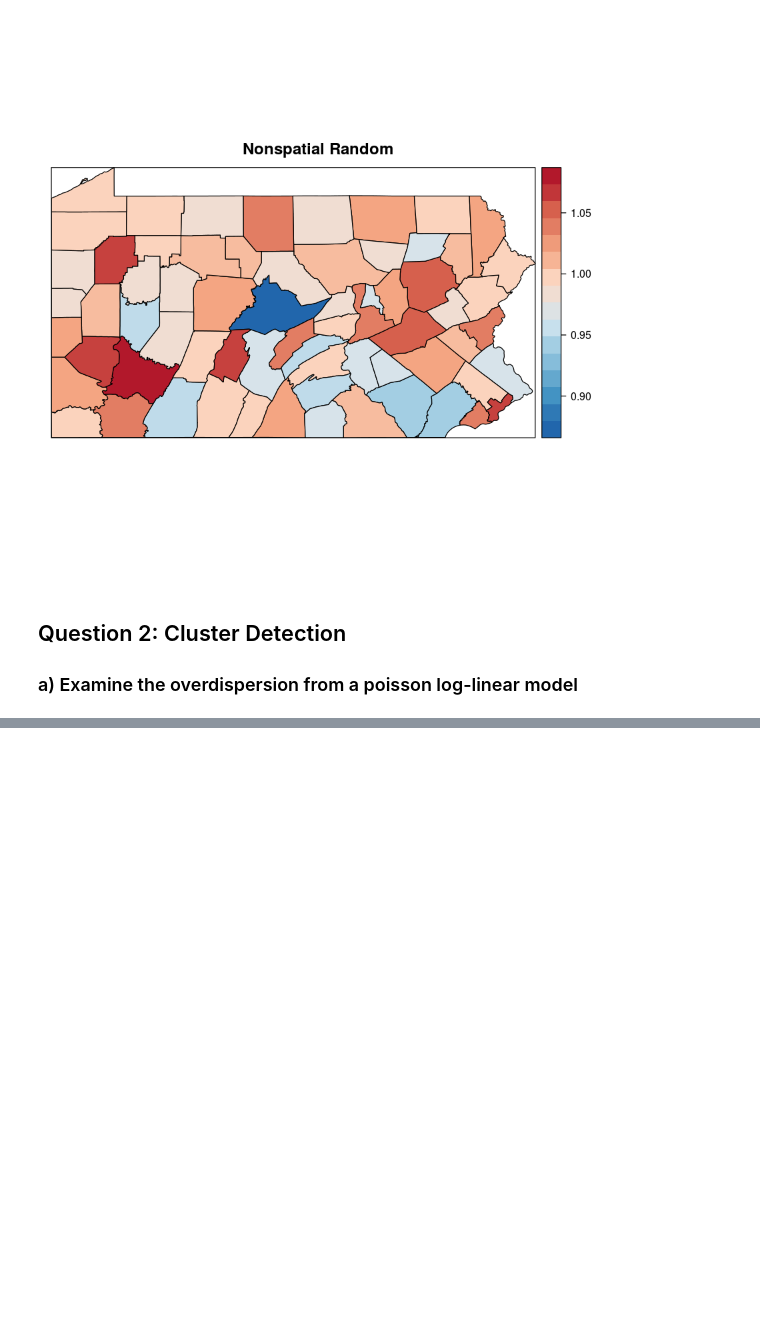
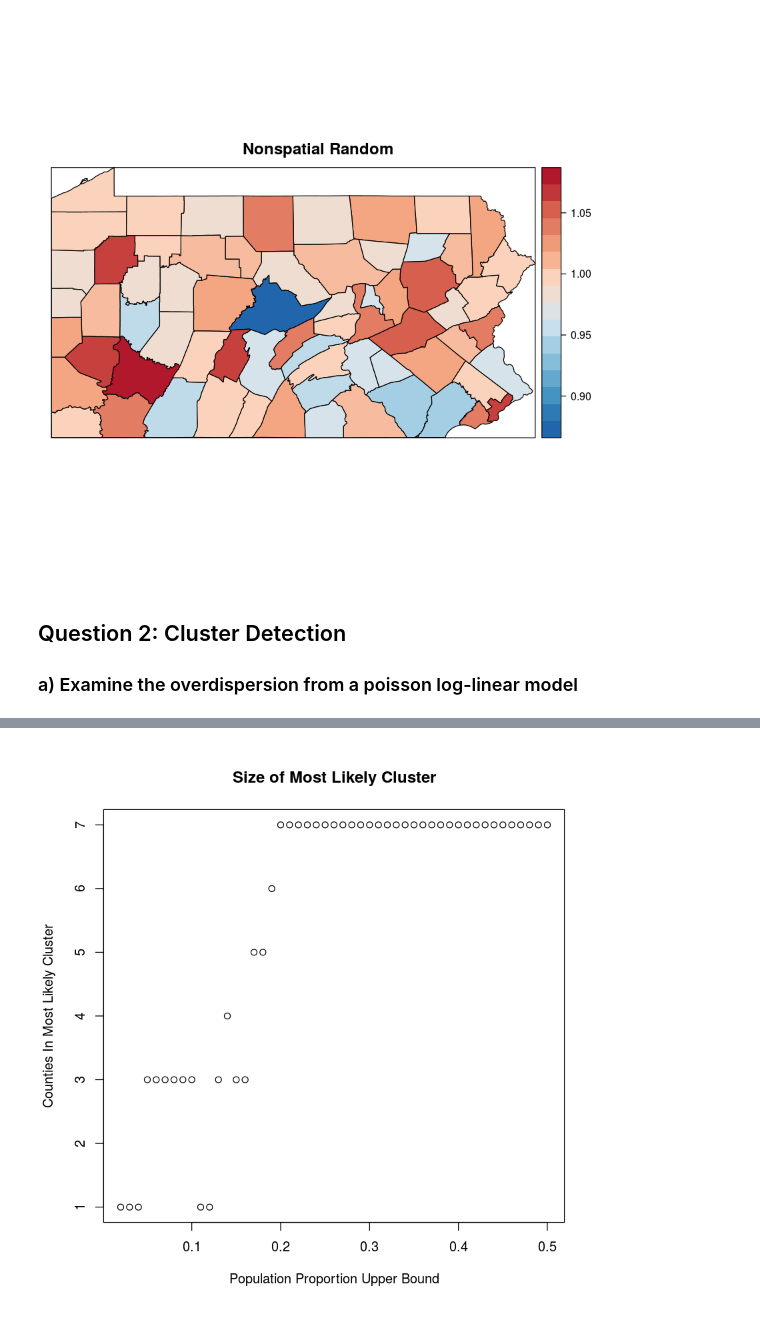
Before and after one commit to nmmarquez/spatial_epi, a Jupyter notebook: homework/hw3/hw3.ipynb, the cells around one changed output, grey strips where cells are left out. Drawn from its saved outputs; the diff is of its cells as text; code cells hidden in the pictures; blank space fills up the shorter version.

Commit message:
most of the way through part 2

```diff
--- a/homework/hw3/hw3.ipynb
+++ b/homework/hw3/hw3.ipynb
@@ -157,0 +212,21 @@ spplot(penn2, "nonspatial_random", main="Nonspatial Random",
+# %%
+pop.upper.bound <- 0.2
+n.simulations <- 999
+alpha.level <- 0.05
+
+size_cluster <- function(alpha, pop, df=penn.dat){
+    KDresults <- kulldorff(df[,c("x", "y")], df$Observed, df$Population,
+                           expected.cases = NULL, pop.upper.bound=pop,
+                           n.simulations=999, alpha.level=alpha, plot=F)
+    length(KDresults$most.likely.cluster$location.IDs.included)
+}
+# %%
+pop_proportions <- seq(from=.02, to=.5, by=.01)
+# %%
+results <- sapply(pop_proportions, function(p) size_cluster(.05,p))
+# %%
+plot(pop_proportions, results, ylab="Counties In Most Likely Cluster",
+     xlab="Population Proportion Upper Bound",
+     main="Size of Most Likely Cluster")
+# %% [output]
+[figure, added]
```
Also changed, not shown: parts of 10 cells of this notebook, 1 other file.
